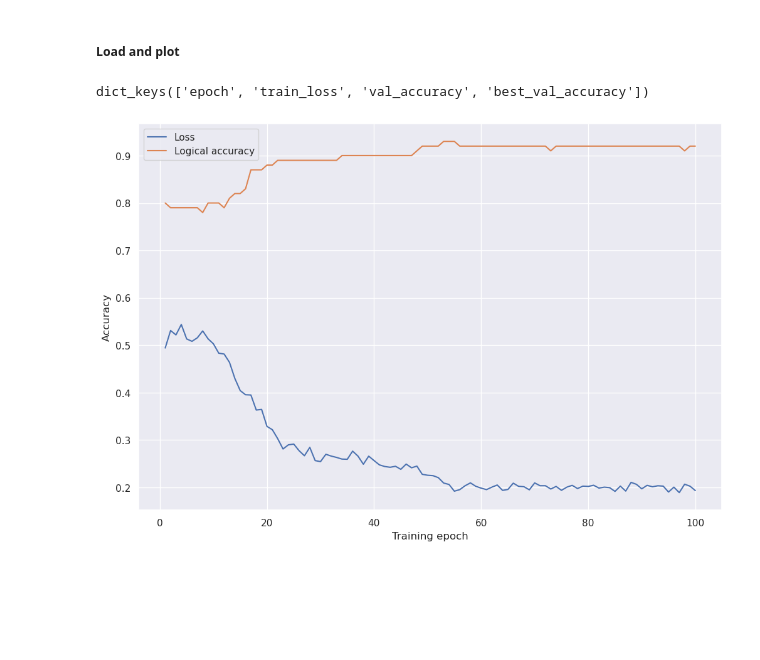
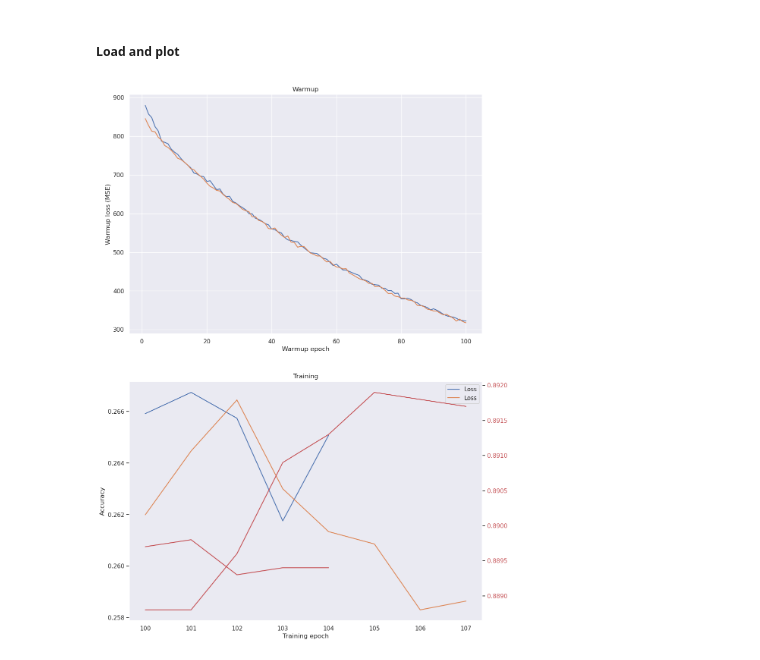
Before and after one commit to ibengtsson/qec_nn_w_mwpm, a Jupyter notebook: notebooks/plot_training.ipynb, the cells around one changed output. Saved outputs shown, nothing was run; the diff lists cells and outputs as text; code cells hidden in the pictures; blank space fills up the shorter version.

Commit message:
add training plots

```diff
--- a/notebooks/plot_training.ipynb
+++ b/notebooks/plot_training.ipynb
@@ -7,37 +7,48 @@ import torch
 from pathlib import Path
 # %% [markdown]
 ##### File paths of trained models
-# %%
-path = Path("../training_outputs/d5_d_t_5_240221-134555.pt")
-paths = [path]
+# %%
+path0 = Path("../training_outputs/d5_d_t_5_240223-103744.pt")
+path1 = Path("../training_outputs/d5_d_t_5_240223-103813.pt")
+paths = [path0, path1]
 # %% [markdown]
 ##### Load and plot
-# %%
-training_data = torch.load(path, map_location="cpu")
-training_data["training_history"].keys()
-# %% [output]
-dict_keys(['epoch', 'train_loss', 'val_accuracy', 'best_val_accuracy'])
-# %%
-fig, ax = plt.subplots(figsize=(12, 8))
-
-for i, path in enumerate(paths):
-
-    training_data = torch.load(path, map_location="cpu")
-    history = training_data["training_history"]
-    train_loss = history["train_loss"]
-    val_accuracy = history["val_accuracy"]
-    n_epochs = history["epoch"] + 1
-
-    leg_labels = ["Loss", "Logical accuracy"]
-    t = range(1, n_epochs + 1)
-    ax.plot(
-        t,
-        np.array([train_loss, val_accuracy]).T,
-        label=leg_labels,
-    )
-
-    ax.set_xlabel("Training epoch")
-    ax.set_ylabel("Accuracy")
-    ax.legend()
-# %% [output]
-[figure, removed]
+# %%
+fig, ax = plt.subplots(2, 1, figsize=(12, 18))
+
+for i, path in enumerate(paths):
+
+    training_data = torch.load(path, map_location="cpu")
+    history = training_data["training_history"]
+    settings = training_data["training_settings"]
+
+    train_loss = history["train_loss"]
+    val_accuracy = history["val_accuracy"]
+    n_epochs = history["epoch"] + 1
+
+    if n_epochs > settings["warmup_epochs"]:
+        x_warmup = range(1, settings["warmup_epochs"] + 1)
+        ax[0].plot(x_warmup, train_loss[: settings["warmup_epochs"]])
+        ax[0].set_ylabel("Warmup loss (MSE)")
+        ax[0].set_title("Warmup")
+        ax[0].set_xlabel("Warmup epoch")
+
+        x = range(settings["warmup_epochs"], n_epochs + 1)
+        ax[1].plot(x, train_loss[settings["warmup_epochs"]:], label="Loss")
+
+        if i == 0:
+            r_ax = ax[1].twinx()
+        r_ax.plot(x, val_accuracy[settings["warmup_epochs"]:], "r", label="Accuracy")
+        r_ax.tick_params(axis='y', labelcolor="r")
+        ax[1].set_title("Training")
+        ax[1].set_xlabel("Training epoch")
+        ax[1].set_ylabel("Accuracy")
+        ax[1].legend()
+
+        r_ax.grid(False)
+        ax[1].grid(False)
+    else:
+        x_warmup = range(1, n_epochs + 1)
+        ax[0].plot(x_warmup, train_loss[: settings["warmup_epochs"]])
+# %% [output]
+[figure, added]
```
